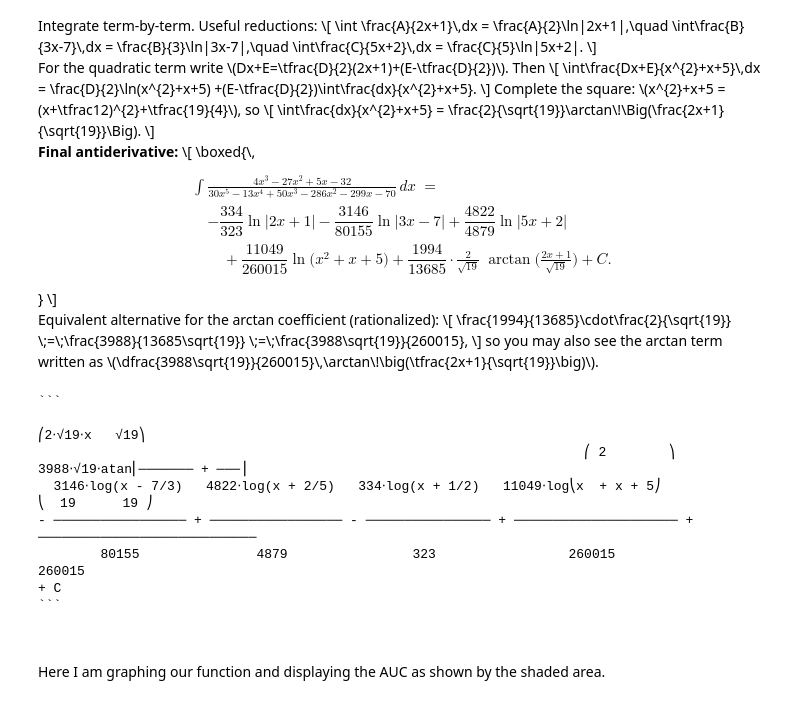
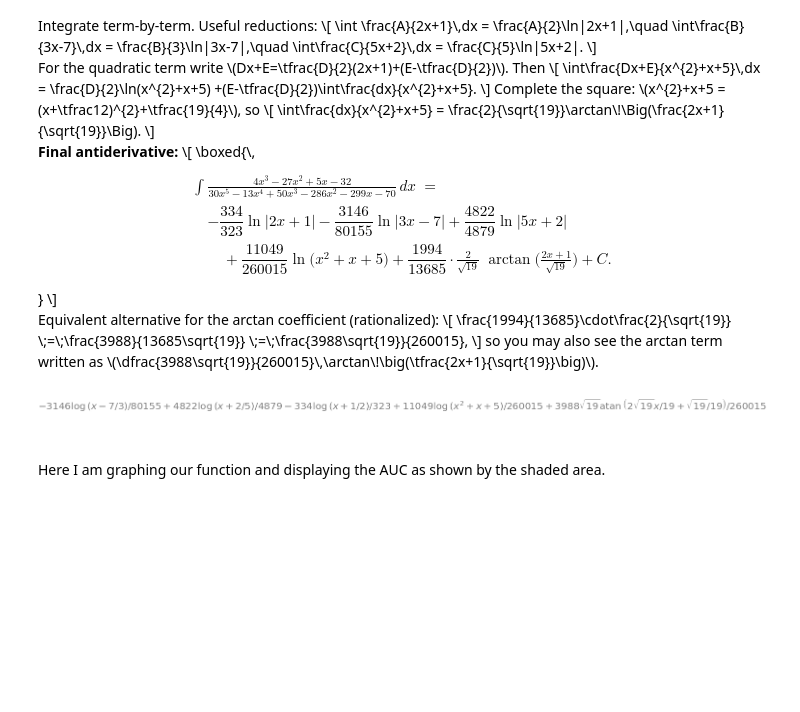
Before and after one commit to Siman73000/Calculus_II_Computer_Labs, a Jupyter notebook: Lab_2/lab_02.ipynb, the cells around one changed output. Drawn from its saved outputs; the diff is of its cells as text; code cells hidden in the pictures; blank space fills up the shorter version.

````diff
--- a/Lab_2/lab_02.ipynb
+++ b/Lab_2/lab_02.ipynb
@@ -252,24 +252,16 @@
       </section>
 # %%
 import sympy as sp
+from sympy import init_printing
 
 x = sp.Symbol('x')
 expr = (4*x**3 - 27*x**2 + 5*x - 32) / (30*x**5 - 13*x**4 + 50*x**3 - 286*x**2 - 299*x - 70)
 integral = sp.integrate(expr, x)
 
-print("```")
-sp.pprint(integral, use_unicode=True, wrap_line=False)
-print("+ C")
-print("```")
+init_printing(use_unicode=True)  # ensures full Unicode pretty print
+integral
 # %% [output]
-```
-                                                                                                  ⎛2⋅√19⋅x   √19⎞
-                                                                      ⎛ 2        ⎞   3988⋅√19⋅atan⎜─────── + ───⎟
-  3146⋅log(x - 7/3)   4822⋅log(x + 2/5)   334⋅log(x + 1/2)   11049⋅log⎝x  + x + 5⎠                ⎝  19      19 ⎠
-- ───────────────── + ───────────────── - ──────────────── + ───────────────────── + ────────────────────────────
-        80155               4879                323                 260015                      260015
-+ C
-```
+[figure, added]
 # %% [markdown]
 <div>
     <p style="font-family: 'Courier New', Courier, monospace; margin-top: 2em;">
````
